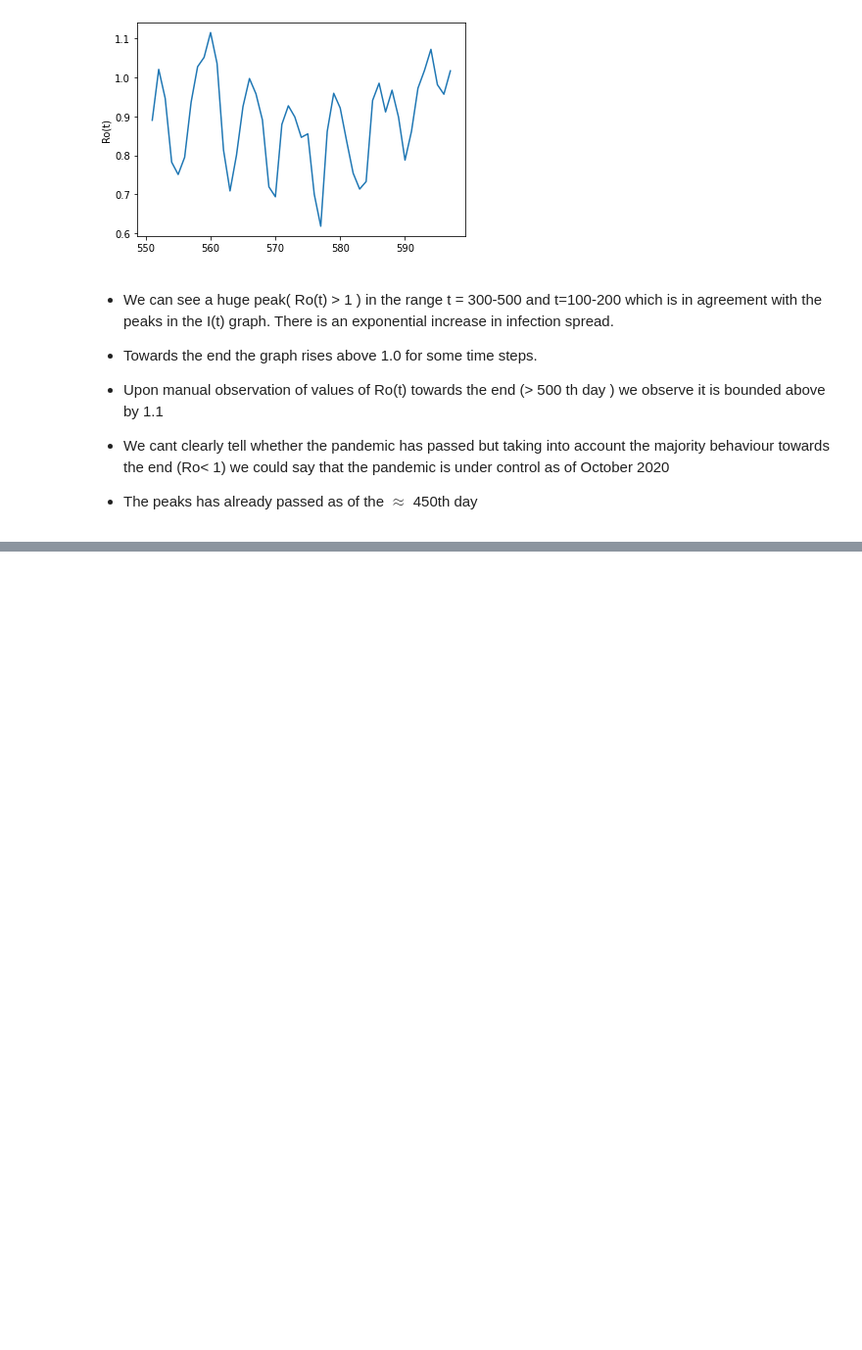
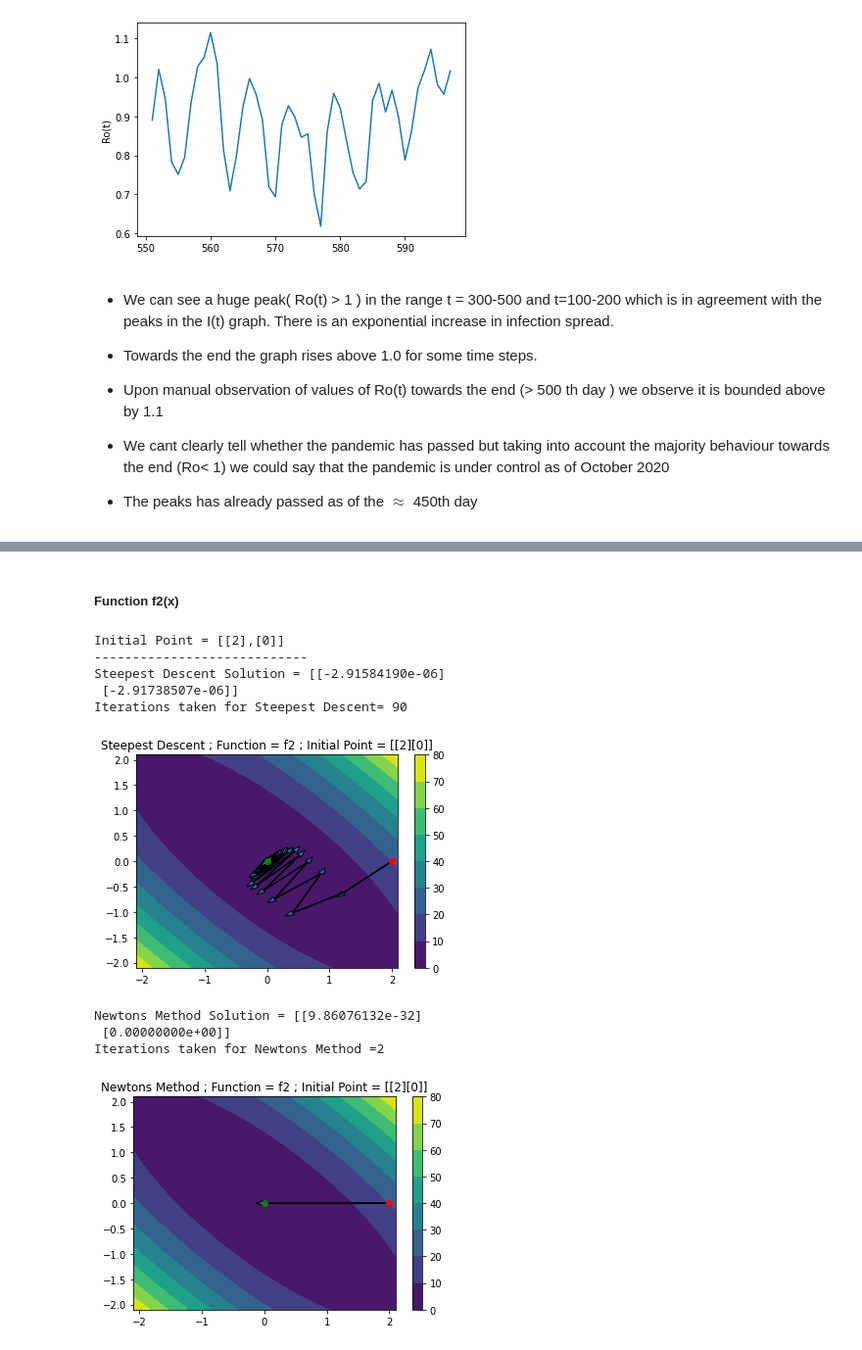
Before and after one commit to JACOBIN-SCTCS/Numerical-Optimization, a Jupyter notebook: Assignment1/Assignment1.ipynb, the cells around one changed output, grey strips where cells are left out. Shown at 98% size. Drawn from its saved outputs; the diff is of its cells as text; code cells hidden in the pictures; blank space fills up the shorter version.

```diff
--- a/Assignment1/Assignment1.ipynb
+++ b/Assignment1/Assignment1.ipynb
@@ -371,0 +677,26 @@ plt.show()
+# %% [markdown]
+##### Function f2(x)
+# %%
+initial_point = np.array([[2],[0]])
+
+print("Initial Point = [[2],[0]]")
+print("----------------------------")
+iterations_steep_f2 , iterates_steep_f2 = steepest_descent(initial_point,'f2')
+iterations_newton_f2 , iterates_newton_f2 = newtons_method(initial_point,'f2')
+print("Steepest Descent Solution = " + str(iterates_steep_f2[-1]))
+print("Iterations taken for Steepest Descent= " + str(iterations_steep_f2))
+plot_contour('f2',iterations_steep_f2,iterates_steep_f2,title='Steepest Descent ; Function = f2 ; Initial Point = [[2][0]]' )
+print("Newtons Method Solution = " + str(iterates_newton_f2[-1]))
+print("Iterations taken for Newtons Method =" + str(iterations_newton_f2))
+plot_contour('f2',iterations_newton_f2,iterates_newton_f2,title='Newtons Method ; Function = f2 ; Initial Point = [[2][0]]')
+# %% [output]
+Initial Point = [[2],[0]]
+----------------------------
+Steepest Descent Solution = [[-2.91584190e-06]
+ [-2.91738507e-06]]
+Iterations taken for Steepest Descent= 90
+[figure, added]
+Newtons Method Solution = [[9.86076132e-32]
+ [0.00000000e+00]]
+Iterations taken for Newtons Method =2
+[figure, added]
```
Also changed, not shown: parts of 10 cells of this notebook.
